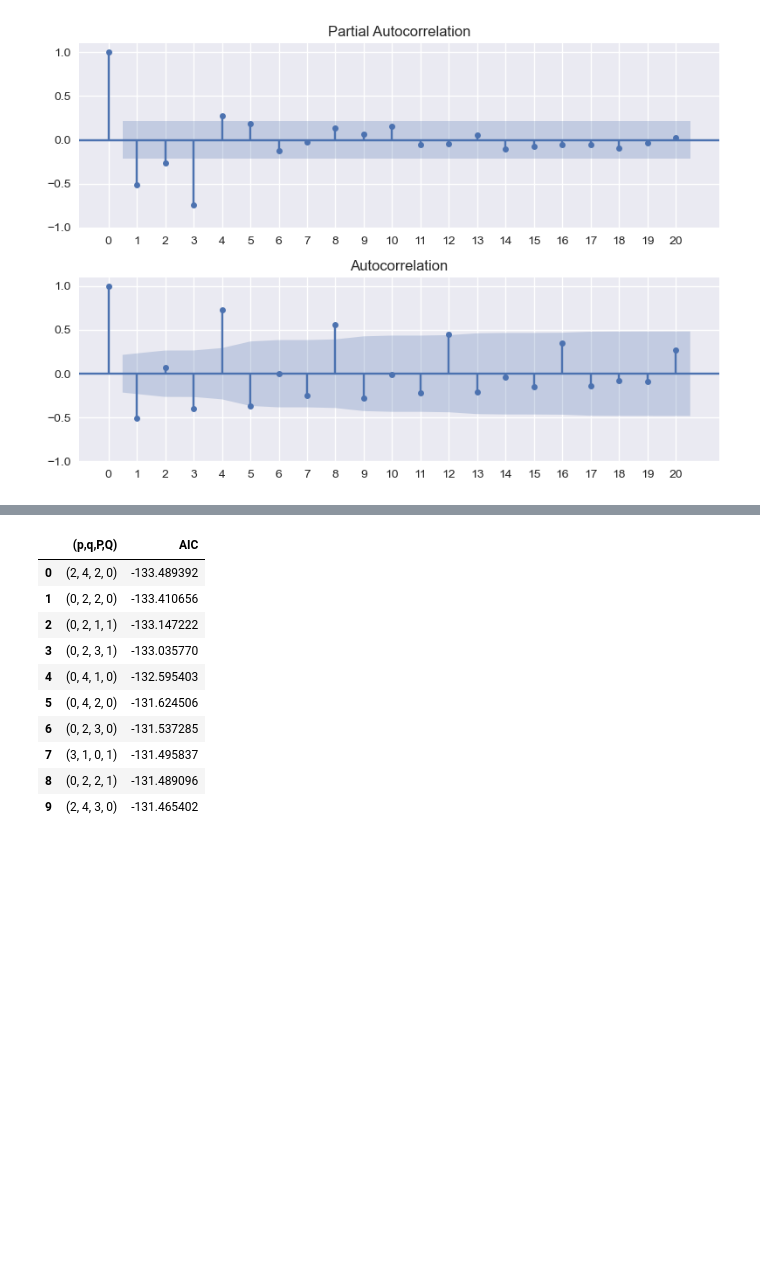
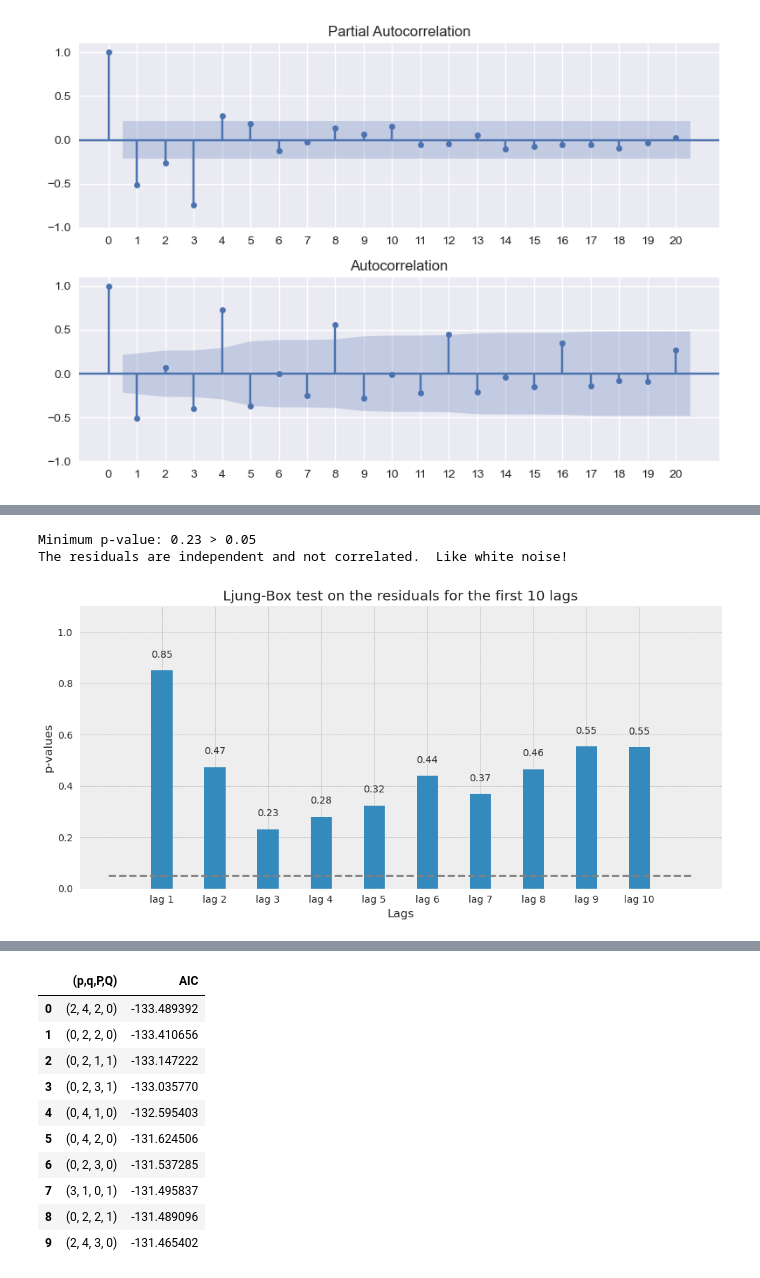
Before and after one commit to omdgit/AppliedTimeSeriesAnalysisWithPython, a Jupyter notebook: my work/HOTSAP_ARIMA.ipynb, the cells around one changed output, grey strips where cells are left out. Cells and saved outputs as stored; diff of their text form; code cells hidden in the pictures; blank space fills up the shorter version.

```diff
--- a/my work/HOTSAP_ARIMA.ipynb
+++ b/my work/HOTSAP_ARIMA.ipynb
@@ -259,0 +394,6 @@ plt.tight_layout();
+# %%
+tt.ljungbox(ARIMA_model_fit.resid)
+# %% [output]
+Minimum p-value: 0.23 > 0.05
+The residuals are independent and not correlated.  Like white noise!
+[figure, added]
```
Also changed, not shown: parts of 23 cells of this notebook, 1 other file.
